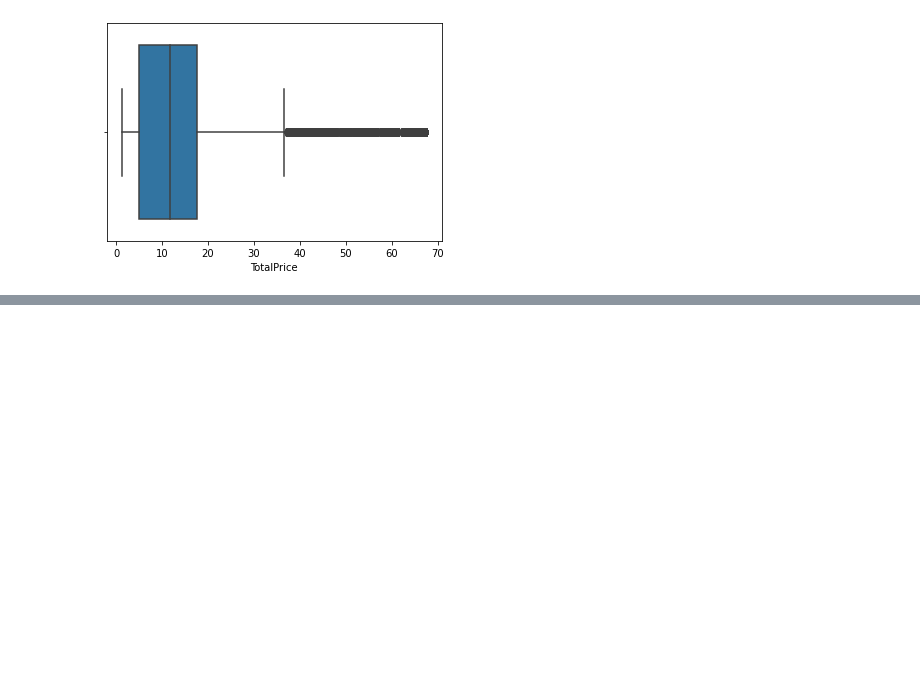
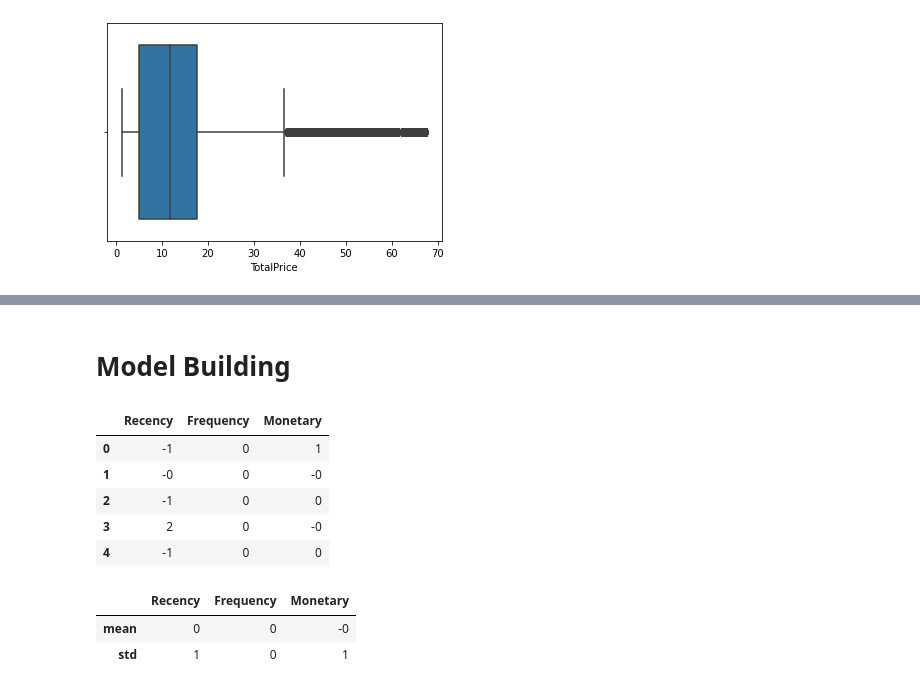
Before and after one commit to Sodiqlef/KMeans-RFM-customer-segmentation, a Jupyter notebook: KMeans-customers-segmentation.ipynb, the cells around one changed output, grey strips where cells are left out. Cells and saved outputs as stored; diff of their text form; code cells hidden in the pictures; blank space fills up the shorter version.

```diff
--- a/KMeans-customers-segmentation.ipynb
+++ b/KMeans-customers-segmentation.ipynb
@@ -165,0 +185,23 @@ sns.boxplot(x=df["TotalPrice"]);
+# %% [markdown]
+# Model Building
+# %%
+# Standardize so all features be on same scale
+ss = StandardScaler()
+scaled_data = ss.fit_transform(rfm)
+scaled_data_df = pd.DataFrame(scaled_data)
+scaled_data_df.columns = rfm.columns
+scaled_data_df.head()
+# %% [output]
+|  | Recency | Frequency | Monetary |
+| 0 | -1 | 0 | 1 |
+| 1 | -0 | 0 | -0 |
+| 2 | -1 | 0 | 0 |
+| 3 | 2 | 0 | -0 |
+| 4 | -1 | 0 | 0 |
+# %%
+# Check if data is scaled
+scaled_data_df.aggregate(["mean", "std"])
+# %% [output]
+|  | Recency | Frequency | Monetary |
+| mean | 0 | 0 | -0 |
+| std | 1 | 0 | 1 |
```
Also changed, not shown: parts of 2 cells of this notebook.
